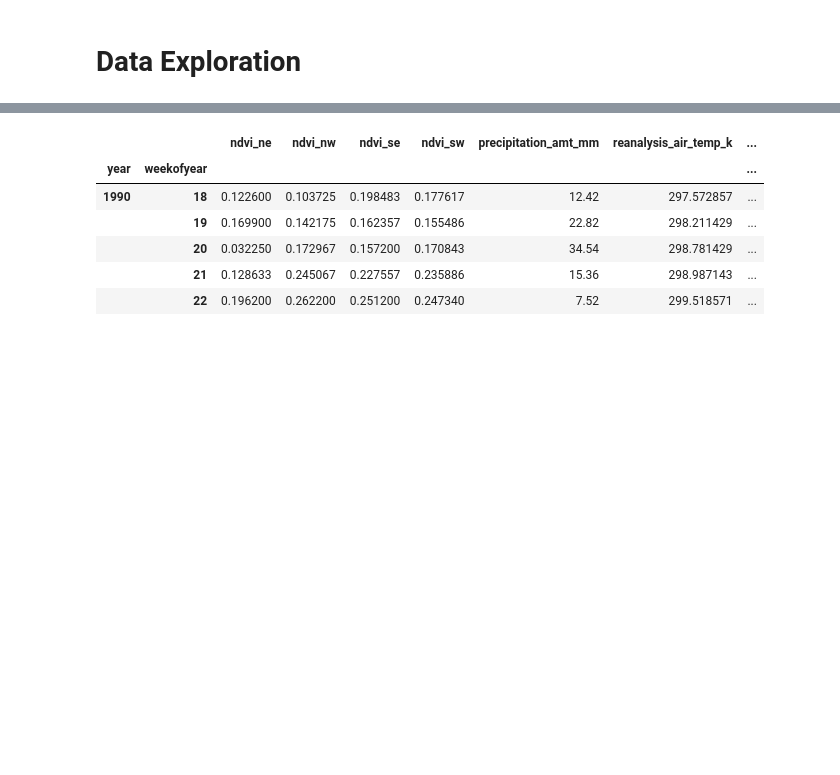
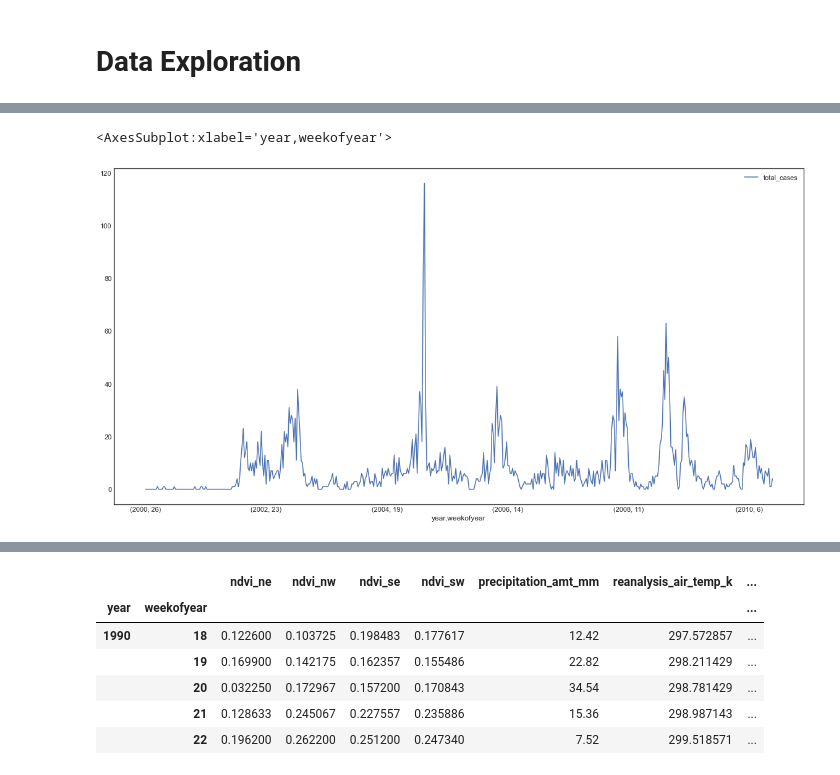
Before and after one commit to dtjldamien/data-driven-dengai, a Jupyter notebook: e0310355_e0406854.ipynb, the cells around one changed output, grey strips where cells are left out. Drawn from its saved outputs; the diff is of its cells as text; code cells hidden in the pictures; blank space fills up the shorter version.

```diff
--- a/e0310355_e0406854.ipynb
+++ b/e0310355_e0406854.ipynb
@@ -69,0 +79,6 @@ sj_train_labels.head()
+# %%
+fig, ax = plt.subplots(figsize=(20, 10))
+iq_train_labels.plot(ax=ax)
+# %% [output]
+<AxesSubplot:xlabel='year,weekofyear'>
+[figure, added]
```
Also changed, not shown: parts of 11 cells of this notebook.
